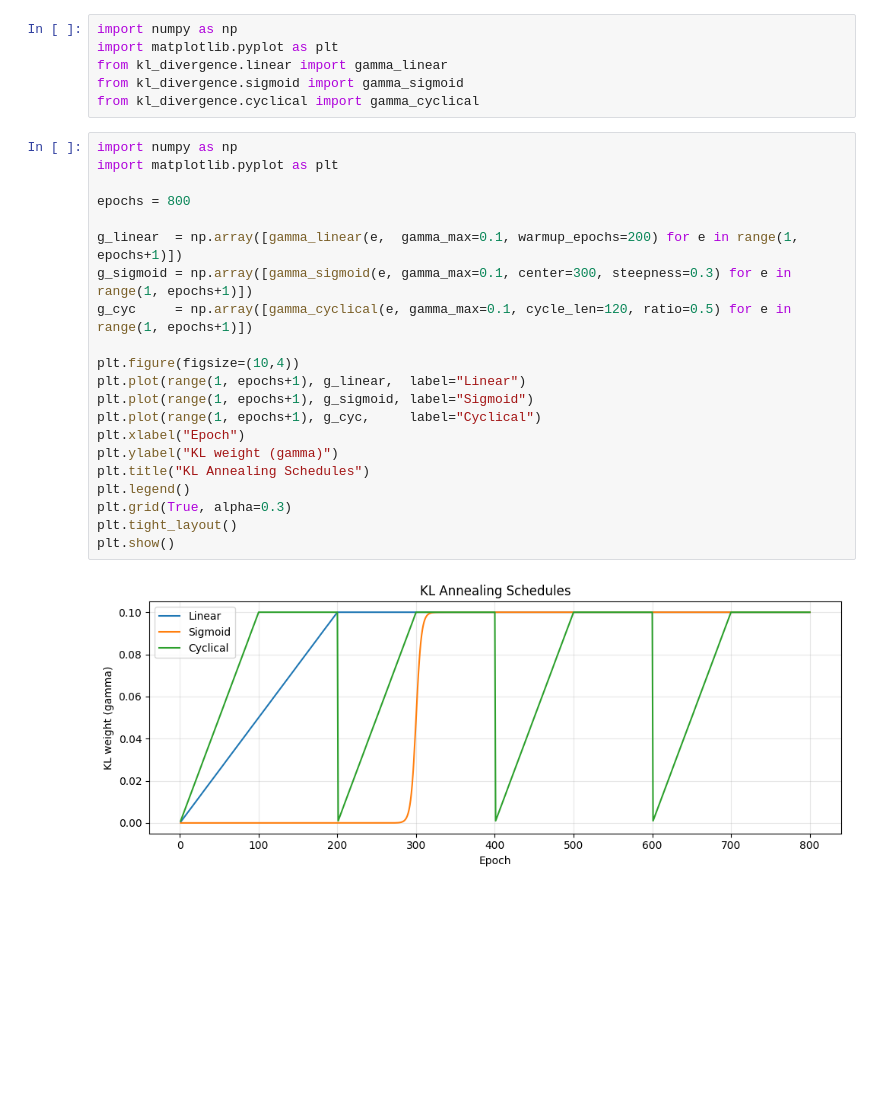
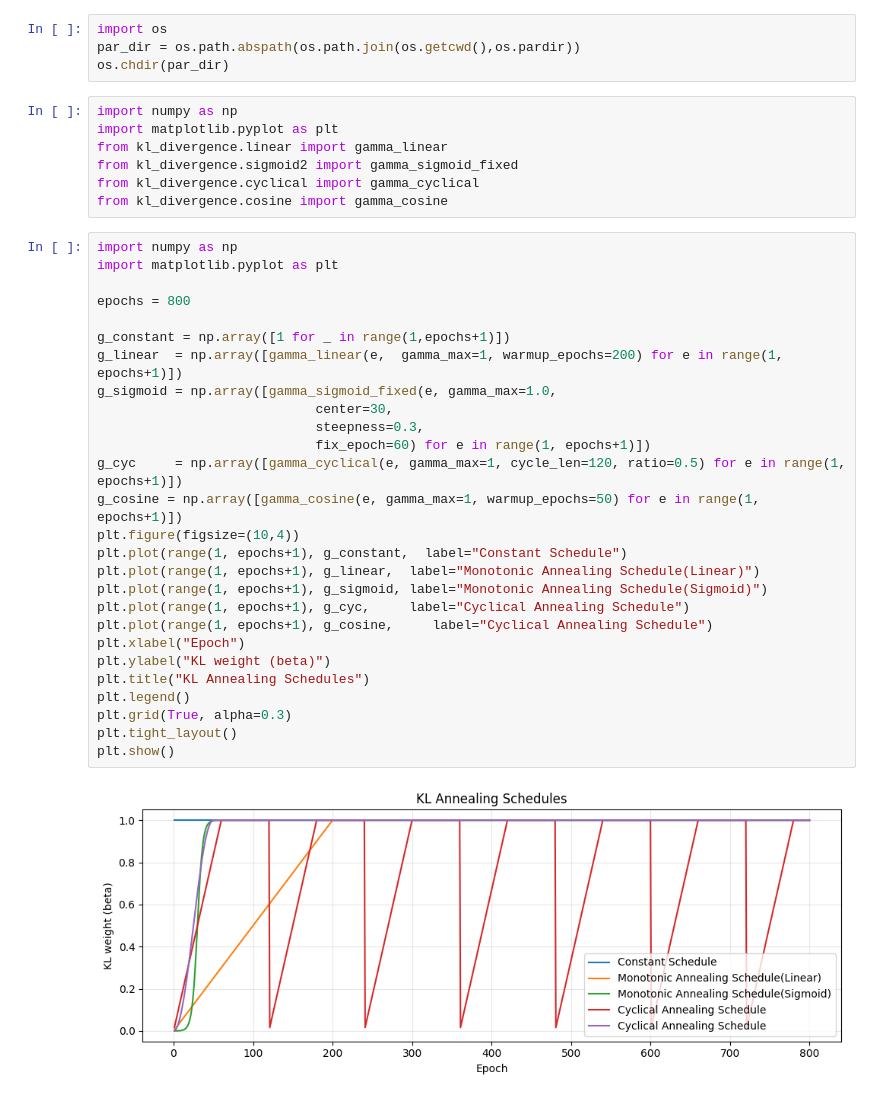
Before and after one commit to MINGYU-1/new_1, a Jupyter notebook: data_comp/kl_annealing_visualize.ipynb, the cells around one changed output. Drawn from its saved outputs; the diff is of its cells as text; blank space fills up the shorter version.

```diff
--- a/data_comp/kl_annealing_visualize.ipynb
+++ b/data_comp/kl_annealing_visualize.ipynb
@@ -1,29 +1,40 @@
+# %%
+import os
+par_dir = os.path.abspath(os.path.join(os.getcwd(),os.pardir))
+os.chdir(par_dir)
 # %%
 import numpy as np
 import matplotlib.pyplot as plt
 from kl_divergence.linear import gamma_linear
-from kl_divergence.sigmoid import gamma_sigmoid
+from kl_divergence.sigmoid2 import gamma_sigmoid_fixed
 from kl_divergence.cyclical import gamma_cyclical
+from kl_divergence.cosine import gamma_cosine
 # %%
 import numpy as np
 import matplotlib.pyplot as plt
 
 epochs = 800
 
-g_linear  = np.array([gamma_linear(e,  gamma_max=0.1, warmup_epochs=200) for e in range(1, epochs+1)])
-g_sigmoid = np.array([gamma_sigmoid(e, gamma_max=0.1, center=300, steepness=0.3) for e in range(1, epochs+1)])
-g_cyc     = np.array([gamma_cyclical(e, gamma_max=0.1, cycle_len=120, ratio=0.5) for e in range(1, epochs+1)])
-
+g_constant = np.array([1 for _ in range(1,epochs+1)])
+g_linear  = np.array([gamma_linear(e,  gamma_max=1, warmup_epochs=200) for e in range(1, epochs+1)])
+g_sigmoid = np.array([gamma_sigmoid_fixed(e, gamma_max=1.0,
+                            center=30,
+                            steepness=0.3,
+                            fix_epoch=60) for e in range(1, epochs+1)])
+g_cyc     = np.array([gamma_cyclical(e, gamma_max=1, cycle_len=120, ratio=0.5) for e in range(1, epochs+1)])
+g_cosine = np.array([gamma_cosine(e, gamma_max=1, warmup_epochs=50) for e in range(1, epochs+1)])
 plt.figure(figsize=(10,4))
-plt.plot(range(1, epochs+1), g_linear,  label="Linear")
-plt.plot(range(1, epochs+1), g_sigmoid, label="Sigmoid")
-plt.plot(range(1, epochs+1), g_cyc,     label="Cyclical")
+plt.plot(range(1, epochs+1), g_constant,  label="Constant Schedule")
+plt.plot(range(1, epochs+1), g_linear,  label="Monotonic Annealing Schedule(Linear)")
+plt.plot(range(1, epochs+1), g_sigmoid, label="Monotonic Annealing Schedule(Sigmoid)")
+plt.plot(range(1, epochs+1), g_cyc,     label="Cyclical Annealing Schedule")
+plt.plot(range(1, epochs+1), g_cosine,     label="Cyclical Annealing Schedule")
 plt.xlabel("Epoch")
-plt.ylabel("KL weight (gamma)")
+plt.ylabel("KL weight (beta)")
 plt.title("KL Annealing Schedules")
 plt.legend()
 plt.grid(True, alpha=0.3)
 plt.tight_layout()
 plt.show()
 # %% [output]
-[figure, old version]
+[figure, new version]
```
Also changed, not shown: 12 other files.
